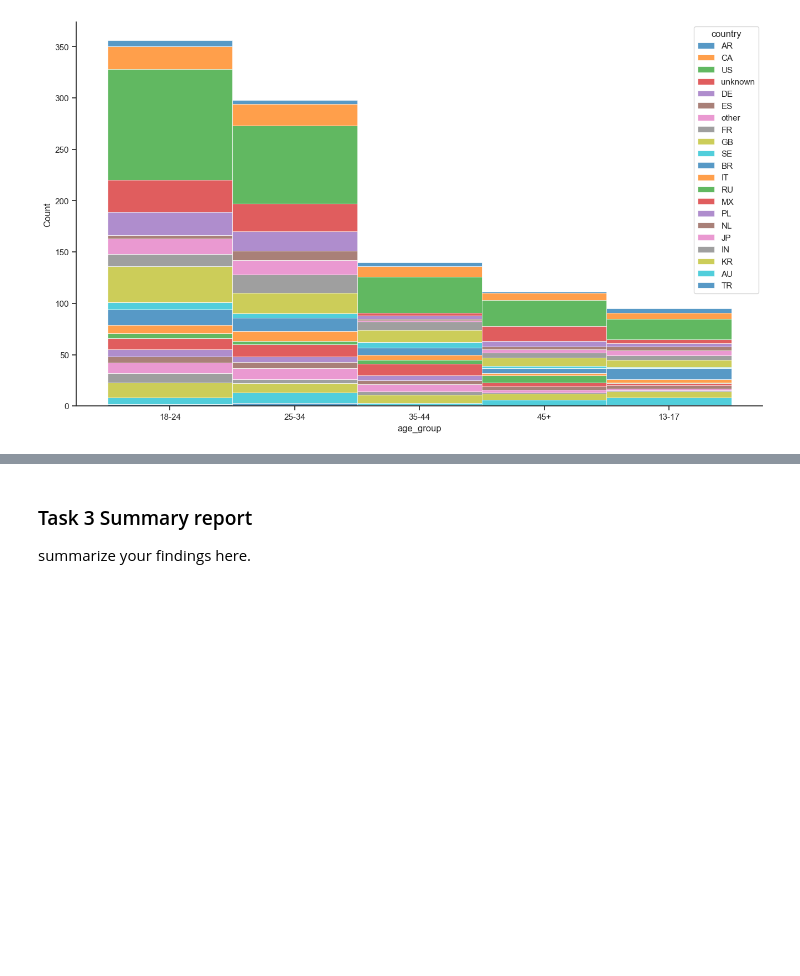
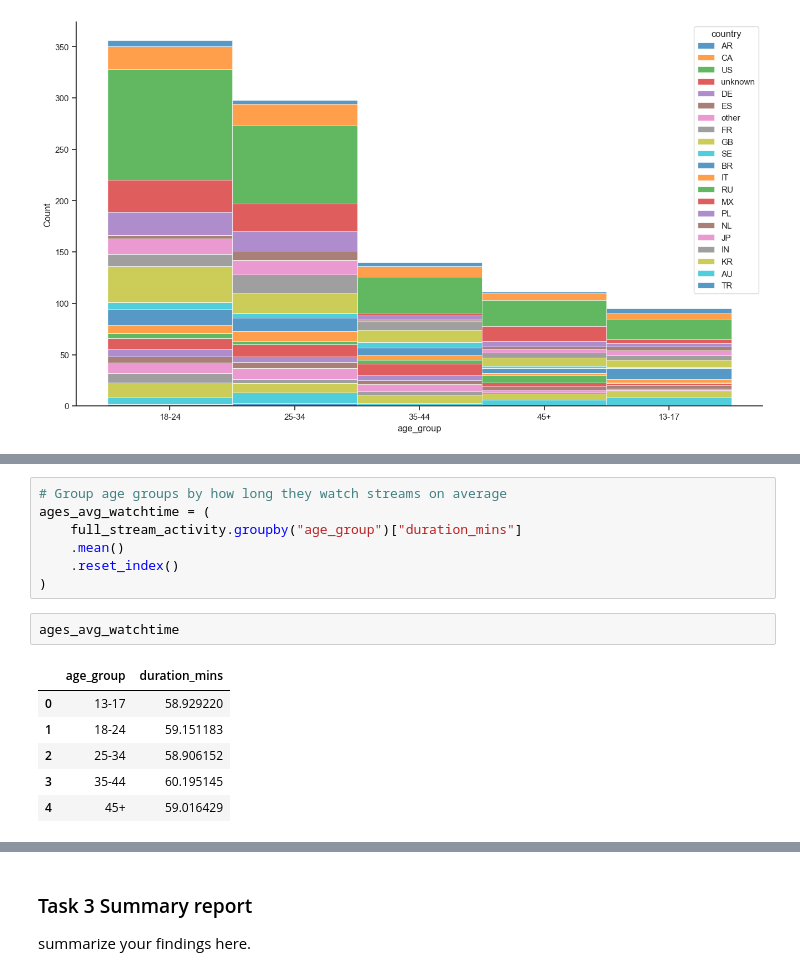
Before and after one commit to cda79/IAT461-Assignment01, a Jupyter notebook: IAT461-Assignment01-Scaffold.ipynb, the cells around one changed output, grey strips where cells are left out. Drawn from its saved outputs; the diff is of its cells as text; blank space fills up the shorter version.

```diff
--- a/IAT461-Assignment01-Scaffold.ipynb
+++ b/IAT461-Assignment01-Scaffold.ipynb
@@ -607,0 +632,16 @@ NameError: name 'viewer_engagement' is not defined
+# %%
+# Group age groups by how long they watch streams on average
+ages_avg_watchtime = (
+    full_stream_activity.groupby("age_group")["duration_mins"]
+    .mean()
+    .reset_index()
+)
+# %%
+ages_avg_watchtime
+# %% [output]
+|  | age_group | duration_mins |
+| 0 | 13-17 | 58.929220 |
+| 1 | 18-24 | 59.151183 |
+| 2 | 25-34 | 58.906152 |
+| 3 | 35-44 | 60.195145 |
+| 4 | 45+ | 59.016429 |
```
Also changed, not shown: parts of 31 cells of this notebook.
